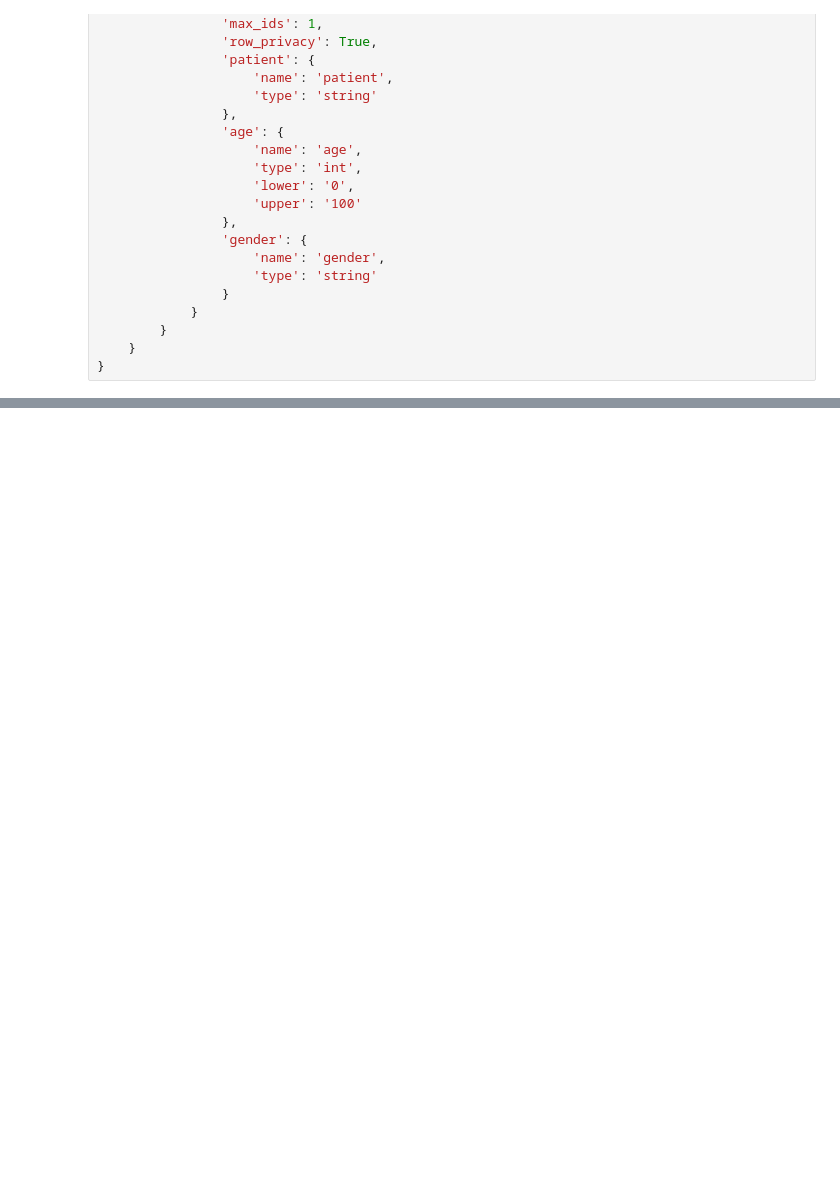
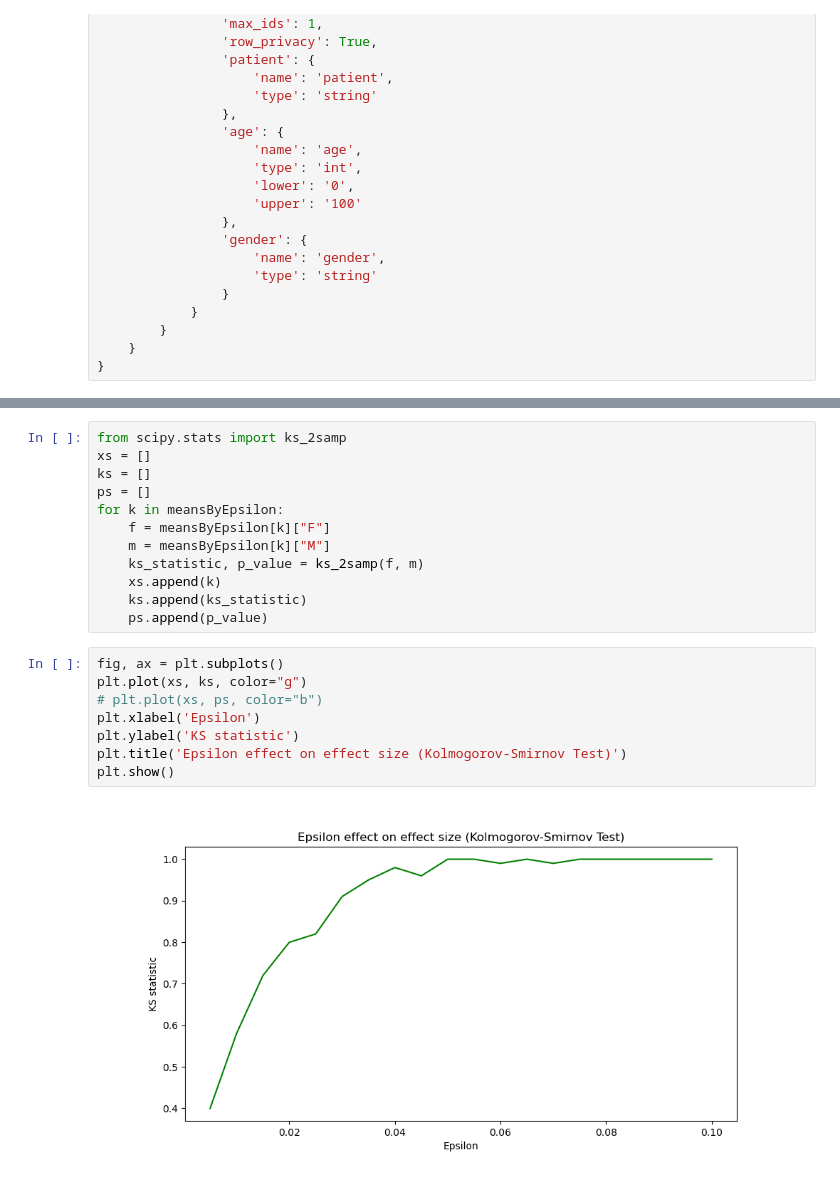
Before and after one commit to EatOreo/DifferentialPrivacyBiasExperiments, a Jupyter notebook: notebooks/3dMeans.ipynb, the cells around one changed output, grey strips where cells are left out. Cells and saved outputs as stored; diff of their text form; blank space fills up the shorter version.

```diff
--- a/notebooks/3dMeans.ipynb
+++ b/notebooks/3dMeans.ipynb
@@ -137,0 +163,22 @@ ax.set_title('Epsilon effect on mean');
+# %%
+from scipy.stats import ks_2samp
+xs = []
+ks = []
+ps = []
+for k in meansByEpsilon:
+    f = meansByEpsilon[k]["F"]
+    m = meansByEpsilon[k]["M"]
+    ks_statistic, p_value = ks_2samp(f, m)
+    xs.append(k)
+    ks.append(ks_statistic)
+    ps.append(p_value)
+# %%
+fig, ax = plt.subplots()
+plt.plot(xs, ks, color="g")
+# plt.plot(xs, ps, color="b")
+plt.xlabel('Epsilon')
+plt.ylabel('KS statistic')
+plt.title('Epsilon effect on effect size (Kolmogorov-Smirnov Test)')
+plt.show()
+# %% [output]
+[figure, added]
```
Also changed, not shown: parts of 8 cells of this notebook.
